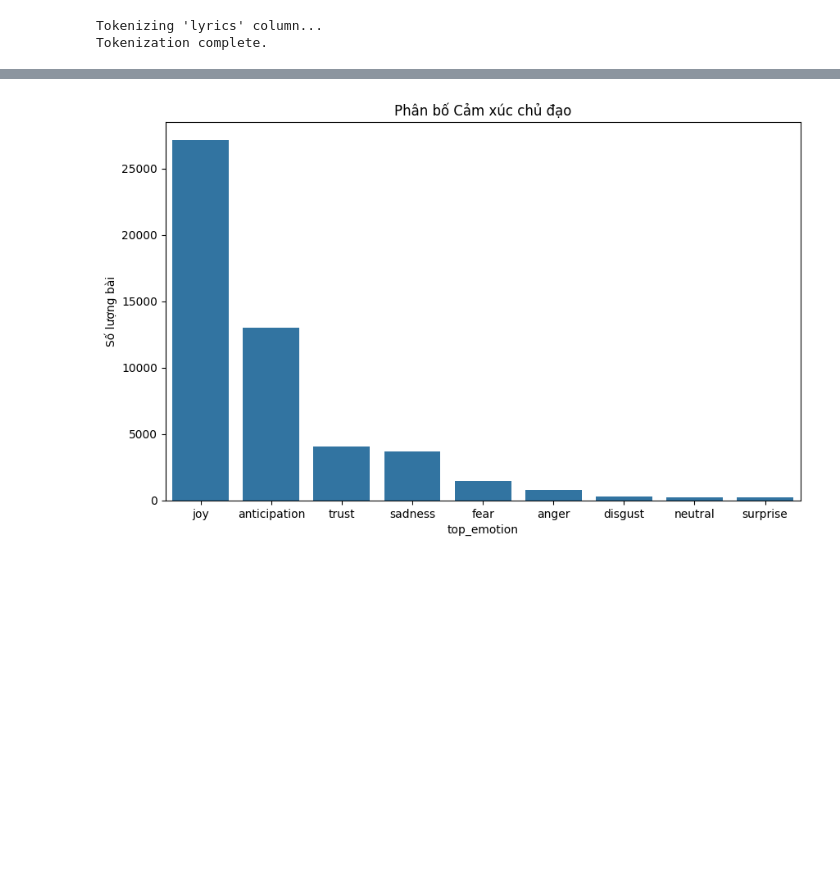
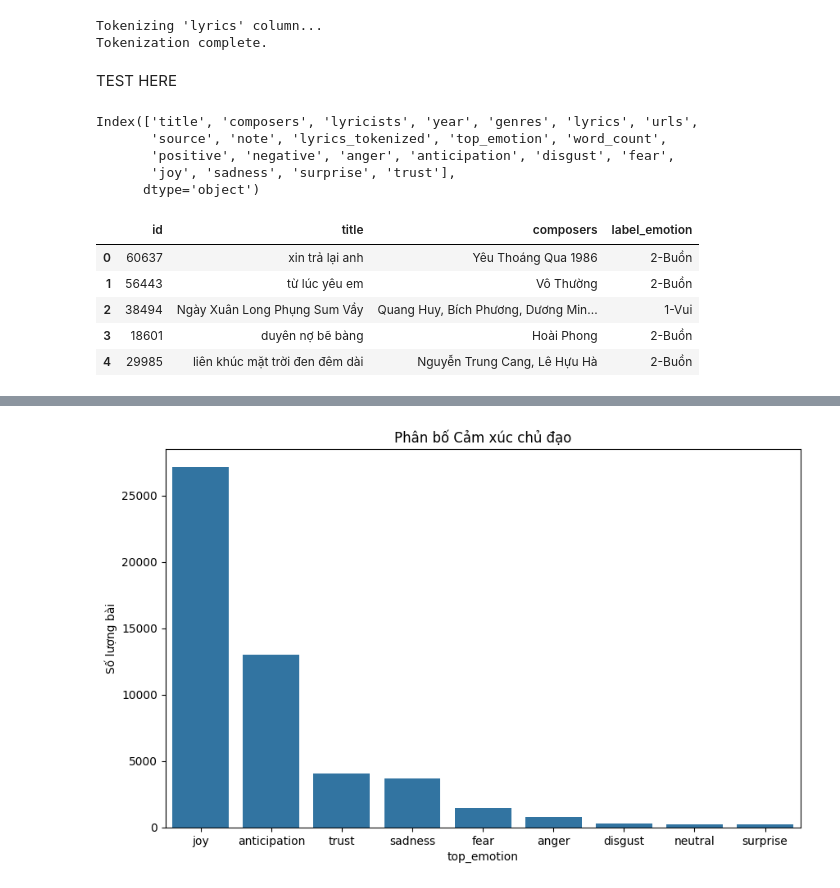
Before and after one commit to kunnic/song-corpus, a Jupyter notebook: lexicon.ipynb, the cells around one changed output, grey strips where cells are left out. Saved outputs shown, nothing was run; the diff lists cells and outputs as text; code cells hidden in the pictures; blank space fills up the shorter version.

```diff
--- a/lexicon.ipynb
+++ b/lexicon.ipynb
@@ -30,3 +32,5 @@ results = model.predict_dataset(
 #remove year that are NaN and 0
 results = results[results['year'].notna()]
 results = results[(results['year'] != 0) & (results['year'] > 1900)]
+# %% [markdown]
+TEST HERE
@@ -32,0 +43,53 @@ results = results[(results['year'] != 0) & (results['year'] > 1900)]
+# %%
+lexicon_predicted_dataset.columns
+# %% [output]
+Index(['title', 'composers', 'lyricists', 'year', 'genres', 'lyrics', 'urls',
+       'source', 'note', 'lyrics_tokenized', 'top_emotion', 'word_count',
+       'positive', 'negative', 'anger', 'anticipation', 'disgust', 'fear',
+       'joy', 'sadness', 'surprise', 'trust'],
+      dtype='object')
+# %%
+removing_columns = [
+    # 'id',
+    # 'title',
+    # 'composers',
+    'genres',
+    'lyrics',
+    'text_segment',
+    # 'label_emotion',
+    'confidence_score',
+    'label_source',
+    'lyricists',
+    'year',
+    'urls',
+    'source',
+    'note',
+    # 'top_emotion',
+    'word_count',
+    'positive',
+    'negative',
+    'anger',
+    'anticipation',
+    'disgust',
+    'fear',
+    'joy',
+    'sadness',
+    'surprise',
+    'trust',
+    'lyrics_tokenized'
+]
+
+for col in removing_columns:
+    if col in lexicon_predicted_dataset.columns:
+        lexicon_predicted_dataset = lexicon_predicted_dataset.drop(columns=[col])
+    if col in manually_labeled.columns:
+        manually_labeled = manually_labeled.drop(columns=[col])
+# %%
+manually_labeled.head()
+# %% [output]
+|  | id | title | composers | label_emotion |
+| 0 | 60637 | xin trả lại anh | Yêu Thoáng Qua 1986 | 2-Buồn |
+| 1 | 56443 | từ lúc yêu em | Vô Thường | 2-Buồn |
+| 2 | 38494 | Ngày Xuân Long Phụng Sum Vầy | Quang Huy, Bích Phương, Dương Min... | 1-Vui |
+| 3 | 18601 | duyên nợ bẽ bàng | Hoài Phong | 2-Buồn |
+| 4 | 29985 | liên khúc mặt trời đen đêm dài | Nguyễn Trung Cang, Lê Hựu Hà | 2-Buồn |
```
Also changed, not shown: parts of 8 cells of this notebook, 3 other files.
